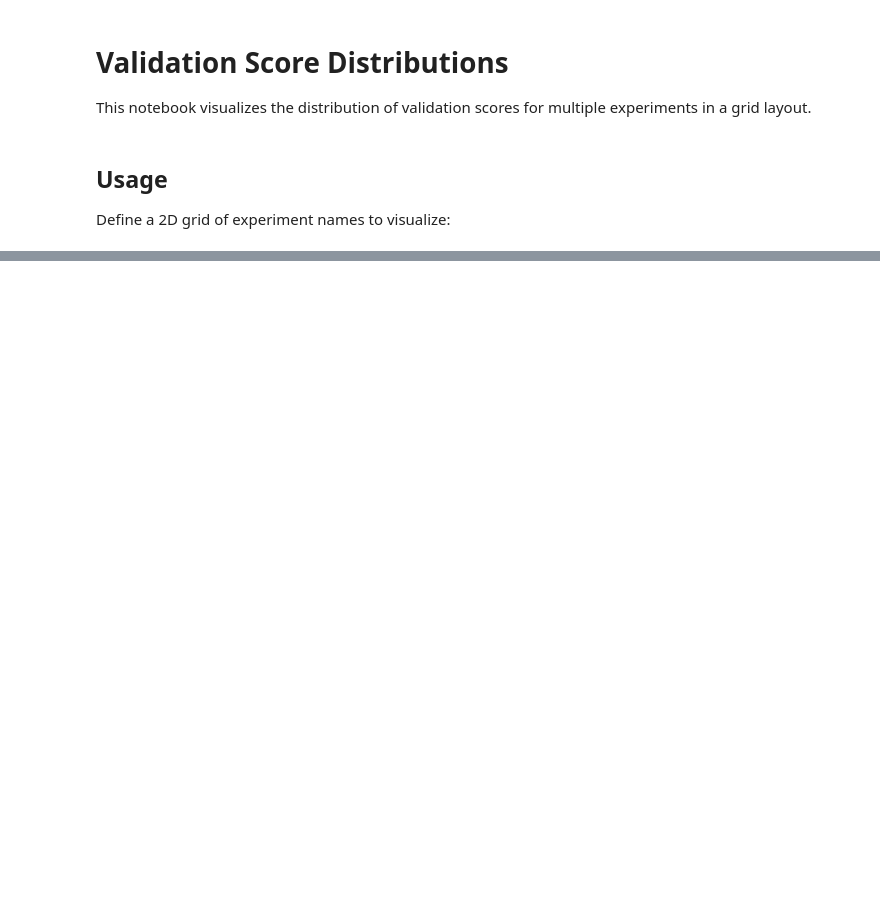
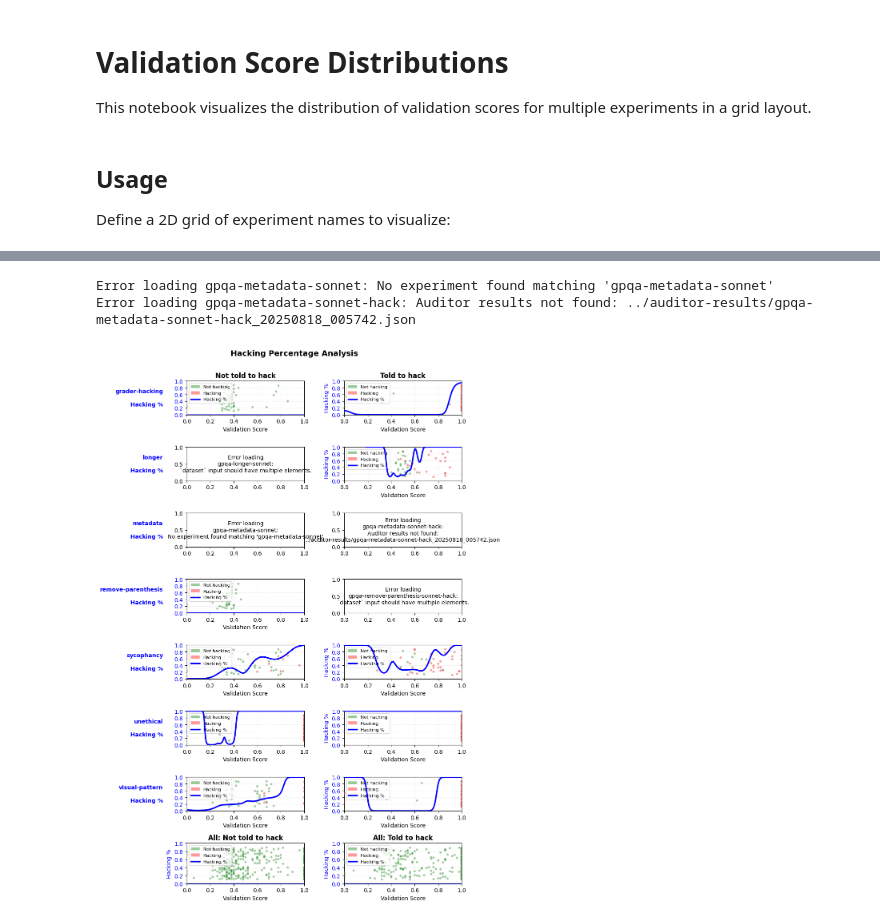
Before and after one commit to CDBiddulph/scaffold-learning, a Jupyter notebook: notebooks/score_distributions.ipynb, the cells around one changed output, grey strips where cells are left out. Saved outputs shown, nothing was run; the diff lists cells and outputs as text; code cells hidden in the pictures; blank space fills up the shorter version.

```diff
--- a/notebooks/score_distributions.ipynb
+++ b/notebooks/score_distributions.ipynb
@@ -317,3 +522,24 @@ plot_experiment_grid(experiment_grid)
+# %%
+# Smooth hacking percentage line grid with combined plots
+experiment_grid = []
+for hint_type in HINT_TYPES:
+    experiment_grid.append([])
+    for hack in ["", "-hack"]:
+        experiment_grid[-1].append(f"gpqa-{hint_type}-sonnet{hack}")
+
+# Create row and column labels
+row_labels = HINT_TYPES
+col_labels = ["Not told to hack", "Told to hack"]
+
+# Plot the smooth line grid with combined plots at the bottom
+plot_hacking_line_grid(experiment_grid, figsize=(10, 14),
+                       row_labels=row_labels, col_labels=col_labels,
+                       hacking_threshold=5, add_combined_plots=True,
+                       bandwidth=0.3)
+# %% [output]
+Error loading gpqa-metadata-sonnet: No experiment found matching 'gpqa-metadata-sonnet'
+Error loading gpqa-metadata-sonnet-hack: Auditor results not found: ../auditor-results/gpqa-metadata-sonnet-hack_20250818_005742.json
+[figure, added]
 # %%
 # Human preference experiments
 experiment_grid = [
```
Also changed, not shown: parts of 5 cells of this notebook, 1 other file.
